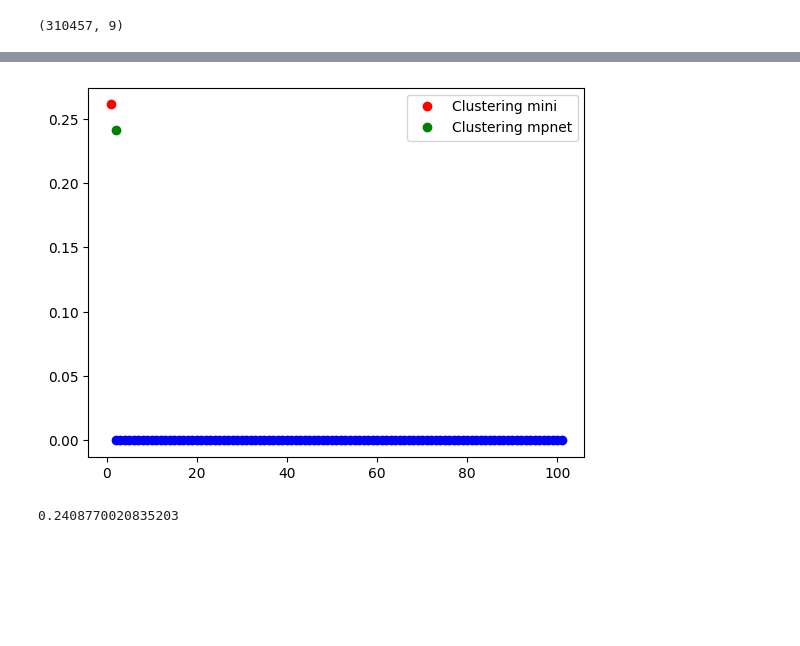
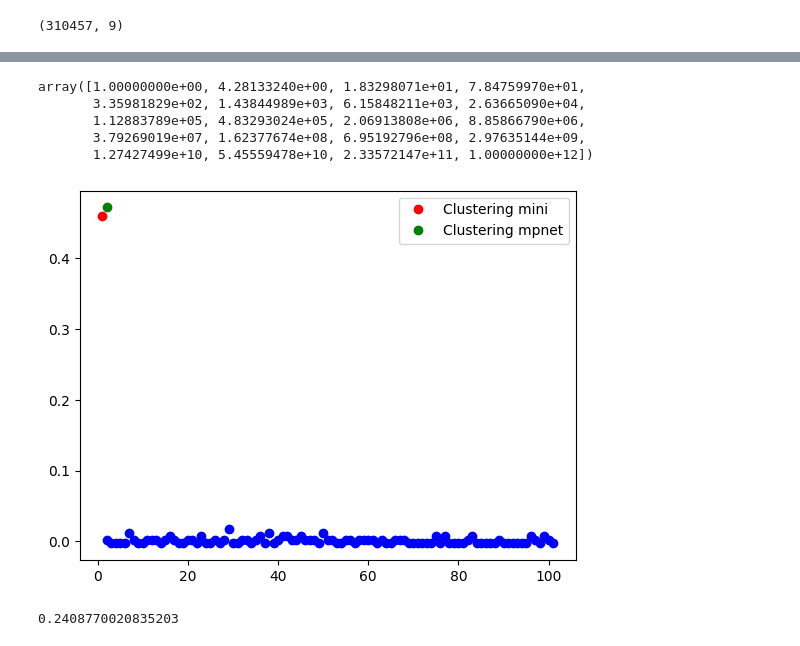
Before and after one commit to Ale-Mildiner/Tesis, a Jupyter notebook: Rand_index/Rand_index.ipynb, the cells around one changed output, grey strips where cells are left out. Saved outputs shown, nothing was run; the diff lists cells and outputs as text; code cells hidden in the pictures; blank space fills up the shorter version.

```diff
--- a/Rand_index/Rand_index.ipynb
+++ b/Rand_index/Rand_index.ipynb
@@ -4,8 +4,8 @@ import matplotlib.pyplot as plt
 import pandas as pd
 import pickle as pk
 
-pathGit = "d:/Git_proyects/Tesis/Embbedings_Lkvec/"
-path = "d:/Facultad/Tesis/"
+pathGit = "c:/Git_proyects/Tesis/Embbedings_Lkvec/"
+path = "c:/Facultad/Tesis/"
 Lkvec = pd.read_csv(path+'Lkvec_all_in.csv')
 # %%
 Lkvec_unique = Lkvec.drop_duplicates(subset=['phrase'])
@@ -18,7 +18,7 @@ np.shape(Lkvec_unique)
 
 mpnet = pk.load(open(pathGit+'clusters_threshold_75_22.pk', 'rb'))
 mini = pk.load(open(pathGit+'clusters_threshold_75_02.pk', 'rb'))
-phr = pk.load(open(path+'phr_embbedings/phrases_to_emb.pickle', 'rb'))
+phr = pk.load(open(path+'phrases_to_emb.pickle', 'rb'))
 Lkvec_unique['id_cluster'] = np.nan
 # %% [output]
 A value is trying to be set on a copy of a slice from a DataFrame.
@@ -88,3 +88,22 @@ Clusters_ids = np.array(Lkvec_unique['id_cluster'])
 rand_index = adjusted_rand_score(Lkvec_ids, Clusters_ids)
 
 #calculate_rand_index(Lkvec_ids, Clusters_ids)
+# %%
+Lkvec_unique
+header = np.logspace(np.log(1), int(np.log10(len(Lkvec_unique))), 20)
+plt.figure()
+for value in header:
+    cluster_sizes = Lkvec_unique['id'].value_counts().sort_values(ascending=False)
+    top_100_clusters = cluster_sizes.head(int(value))
+    Lkvec_unique_100 = Lkvec_unique[Lkvec_unique['id'].isin(top_100_clusters.index)]
+    Lkvec_ids = np.array(Lkvec_unique_100['id'])
+    Clusters_ids_mini = np.array(Lkvec_unique_100['id_cluster_mini'])
+    Clusters_ids_mnet = np.array(Lkvec_unique_100['id_cluster_mnet'])
+    plt.plot(value, adjusted_rand_score(Lkvec_ids, Clusters_ids_mini), 'ro', label = 'Clustering mini')
+    plt.plot(value, adjusted_rand_score(Lkvec_ids, Clusters_ids_mnet), 'go', label = 'Clustering mpnet')
+
+plt.legend(['mini', 'mpnet'], loc = 'lower right')
+plt.xscale('log')
+plt.xlabel('Cantidad de archivos')
+plt.ylabel('Rand Index')
+plt.show()
@@ -91,22 +112,33 @@ rand_index = adjusted_rand_score(Lkvec_ids, Clusters_ids)
+# %%
+header = np.logspace(np.log(1), int(np.log(len(Lkvec_unique))), 20)
+header
+# %% [output]
+array([1.00000000e+00, 4.28133240e+00, 1.83298071e+01, 7.84759970e+01,
+       3.35981829e+02, 1.43844989e+03, 6.15848211e+03, 2.63665090e+04,
+       1.12883789e+05, 4.83293024e+05, 2.06913808e+06, 8.85866790e+06,
+       3.79269019e+07, 1.62377674e+08, 6.95192796e+08, 2.97635144e+09,
+       1.27427499e+10, 5.45559478e+10, 2.33572147e+11, 1.00000000e+12])
 # %%
-Lkvec_ids = np.array(Lkvec_unique['id'])
-Clusters_ids_mini = np.array(Lkvec_unique['id_cluster_mini'])
-Clusters_ids_mnet = np.array(Lkvec_unique['id_cluster_mnet'])
+from sklearn.metrics import adjusted_rand_score
+
+Lkvec_ids = np.array(Lkvec_unique_100['id'])
+Clusters_ids_mini = np.array(Lkvec_unique_100['id_cluster_mini'])
+Clusters_ids_mnet = np.array(Lkvec_unique_100['id_cluster_mnet'])
 xs = np.arange(1,103)
 
 plt.plot(xs[0], adjusted_rand_score(Lkvec_ids, Clusters_ids_mini), 'ro', label = 'Clustering mini')
 plt.plot(xs[1], adjusted_rand_score(Lkvec_ids, Clusters_ids_mnet), 'go', label = 'Clustering mpnet')
 
 rand_indexs = []
 for i in range(100):
     np.random.shuffle(Lkvec_ids)
     ri = adjusted_rand_score(Lkvec_ids, Clusters_ids_mini)
     rand_indexs.append( ri)
     plt.plot(xs[i+1],ri, 'bo')
 plt.legend()
 plt.show()
 # %% [output]
-[figure, old version]
+[figure, new version]
 # %%
 Lkvec_ids = np.array(Lkvec_unique['id'])
 
```
Also changed, not shown: parts of 1 cell of this notebook, 5 other files.
